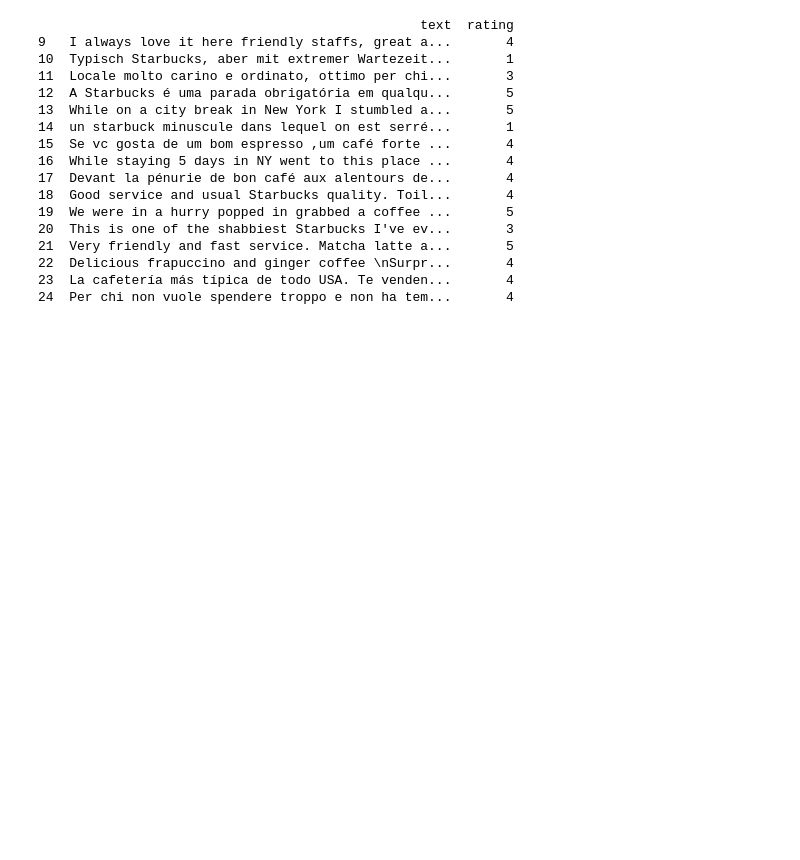
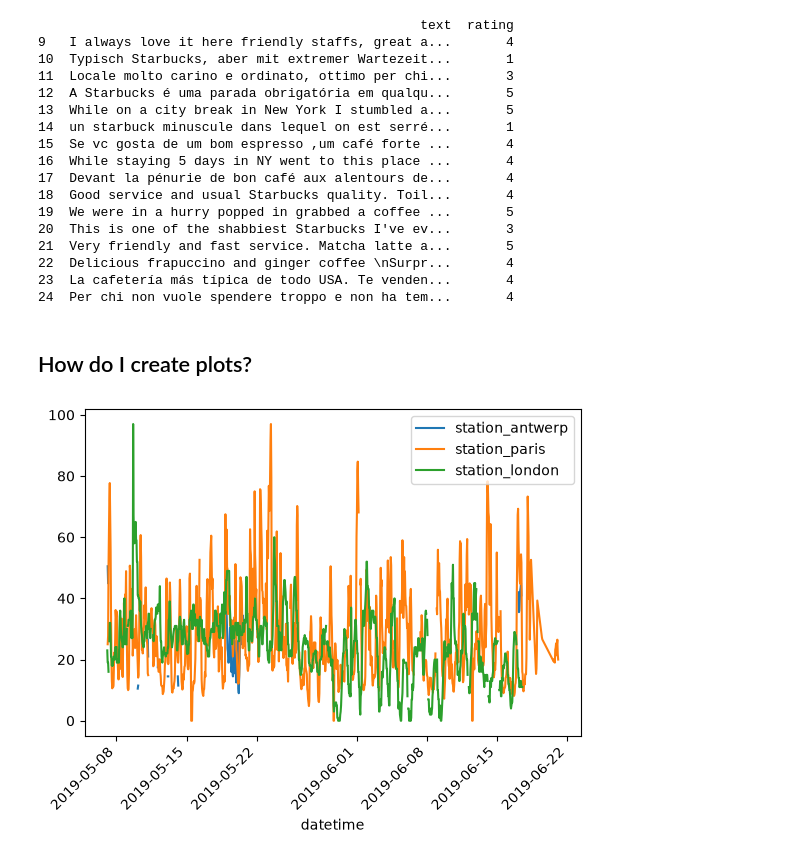
Before and after one commit to Muelvzz/pandas-personal-study, a Jupyter notebook: main.ipynb, the cells around one changed output. Cells and saved outputs as stored; diff of their text form; code cells hidden in the pictures; blank space fills up the shorter version.

Commit message:
How do I create plots?

```diff
--- a/main.ipynb
+++ b/main.ipynb
@@ -50,6 +50,7 @@ max    58.000000
 # How to read csv files
 customer_review = pd.read_csv("data/Customer Reviews  - TTS.csv")
 starbucks_review = pd.read_csv("data/starbucks_ny_broadway.csv")
+air_quality_review = pd.read_csv("data/air_quality_no2.csv", parse_dates=True)
 # %%
 print(customer_review)
 # %% [output]
@@ -198,3 +199,5 @@ print(selected)
 22  Delicious frapuccino and ginger coffee \nSurpr...       4
 23  La cafetería más típica de todo USA. Te venden...       4
 24  Per chi non vuole spendere troppo e non ha tem...       4
+# %% [markdown]
+## How do I create plots?
@@ -200,0 +207,11 @@ print(selected)
+# %%
+# How to show the graph
+air_quality_review["datetime"] = pd.to_datetime(air_quality_review["datetime"])
+
+air_quality_graph = air_quality_review.set_index("datetime").plot()
+air_quality_graph.set_xlabel("datetime")
+
+plt.xticks(rotation=45)
+plt.show()
+# %% [output]
+[figure, added]
```
Also changed, not shown: parts of 4 cells of this notebook, 4 other files.
